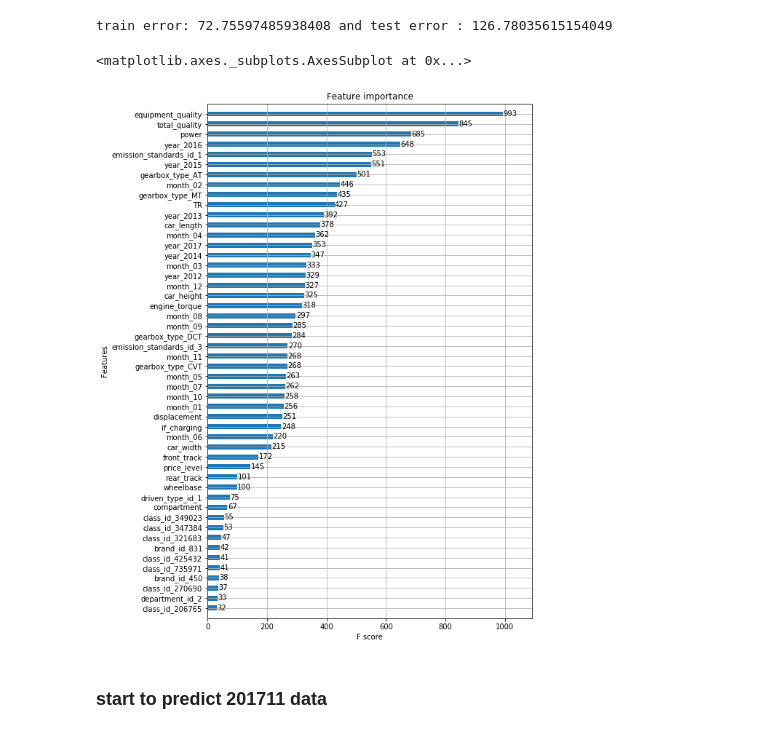
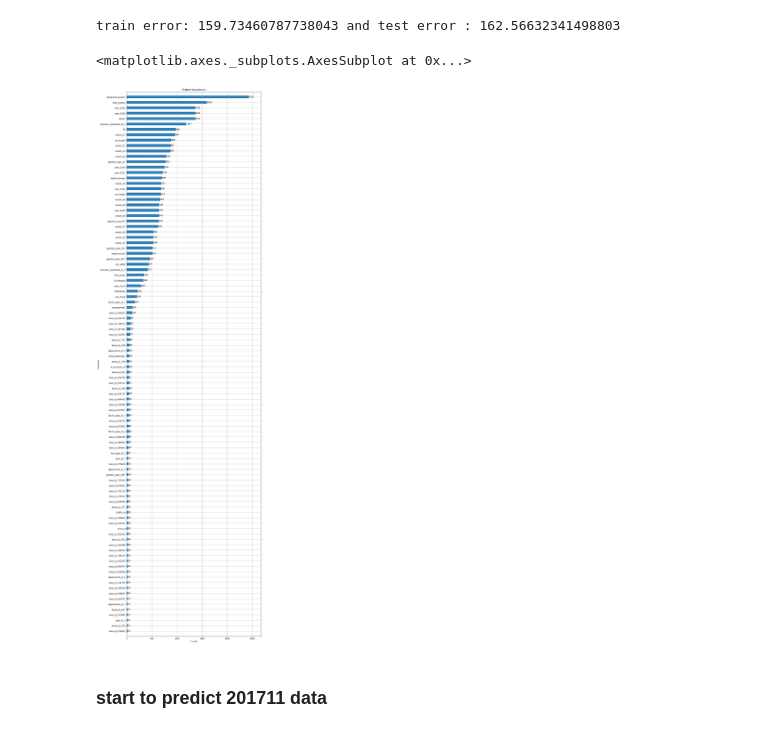
Before and after one commit to xigongdaEricyang/TianChiSalePrediction, a Jupyter notebook: Train/xgboost.ipynb, the cells around one changed output. Saved outputs shown, nothing was run; the diff lists cells and outputs as text; code cells hidden in the pictures.

```diff
--- a/Train/xgboost.ipynb
+++ b/Train/xgboost.ipynb
@@ -29,7 +29,7 @@ data_train, data_test, label_train, label_test = train_test_split(inputX, inputY
 # %%
 xgb_params = {
     'max_depth': 10,
-    'learning_rate': 0.1,
+    'learning_rate': 0.01,
     'subsample': 0.5,
     'colsample_bytree': 0.7,
     'objective': 'reg:linear',
@@ -51,13 +51,13 @@ train_rmse = rmse(label_train.values, model.predict(dtrain, ntree_limit=num_roun
 test_rmse = rmse(label_test.values, model.predict(dtest, ntree_limit=num_round))
 print("train error: {} and test error : {}".format(train_rmse, test_rmse))
 # %% [output]
-train error: 72.75597485938408 and test error : 126.78035615154049
+train error: 159.73460787738043 and test error : 162.56632341498803
 # %%
-fig, ax = plt.subplots(1, 1, figsize=(8, 13))
-xgb.plot_importance(model, max_num_features=50, height=0.5, ax=ax)
+fig, ax = plt.subplots(1, 1, figsize=(12, 50))
+xgb.plot_importance(model, max_num_features=100, height=0.5, ax=ax)
 # %% [output]
 <matplotlib.axes._subplots.AxesSubplot at 0x...>
-[figure, old version]
+[figure, new version]
 # %% [markdown]
 ### start to predict 201711 data
 # %%
```
Also changed, not shown: 6 other files.
